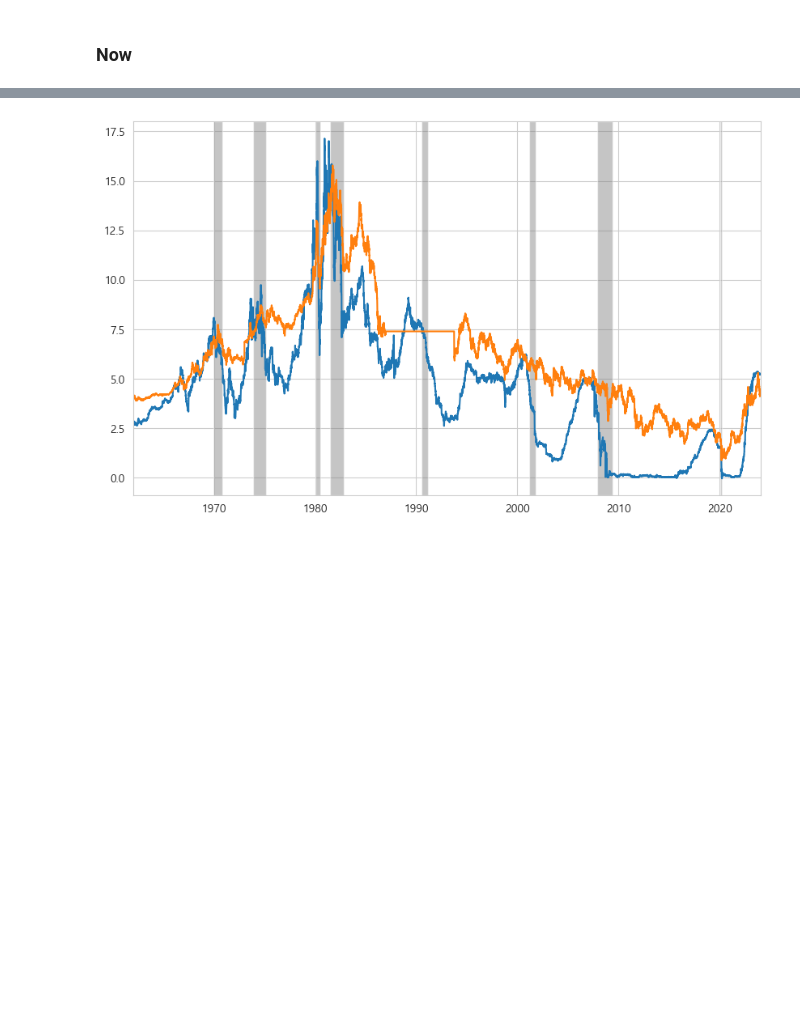
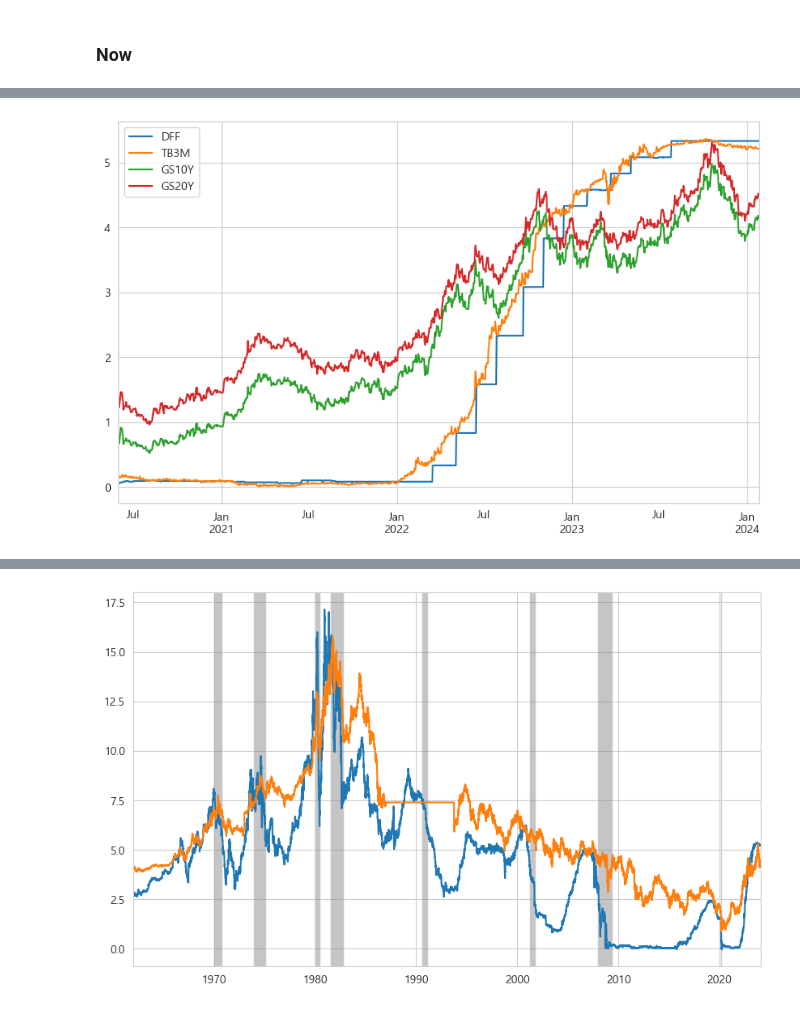
Before and after one commit to sdjhs0327/ws_fn, a Jupyter notebook: analytics/01_01_shock_case_study.ipynb, the cells around one changed output, grey strips where cells are left out. Saved outputs shown, nothing was run; the diff lists cells and outputs as text; code cells hidden in the pictures; blank space fills up the shorter version.

```diff
--- a/analytics/01_01_shock_case_study.ipynb
+++ b/analytics/01_01_shock_case_study.ipynb
@@ -291,4 +296,4 @@ plt.show()
 # %%
-rate_df["2020-06-01":][['DFF', 'TB3M', 'GS10Y', 'GS20Y']].iplot()
+rate_df["2020-06-01":][['DFF', 'TB3M', 'GS10Y', 'GS20Y']].plot()
 plt.show()
 # %% [output]
@@ -296,3 +300,4 @@ plt.show()
+[figure, added]
 # %%
 rate_data[['T10Y3M']]["2020-06-01":].plot()
 plt.show()
```
Also changed, not shown: parts of 4 cells of this notebook.
